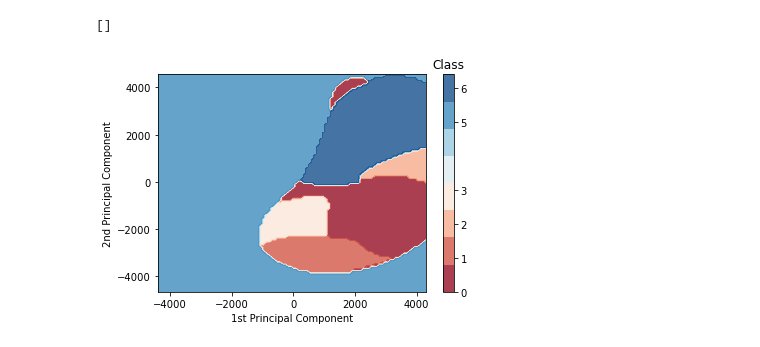
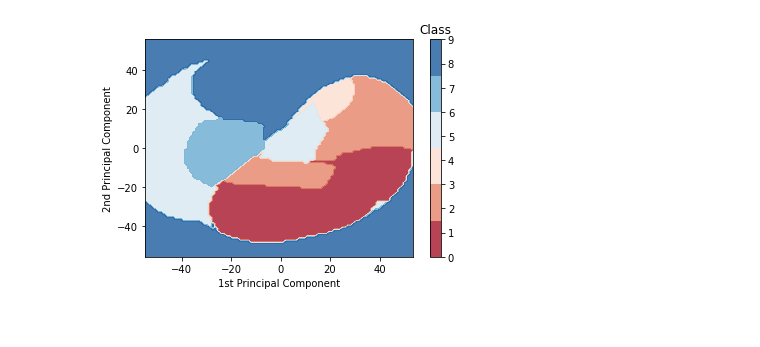
Before and after one commit to lucy-randewich/ML_coursework, a Jupyter notebook: 2-Classifiers.ipynb, the cells around one changed output. Cells and saved outputs as stored; diff of their text form; code cells hidden in the pictures.

Commit message:
pymc test

```diff
--- a/2-Classifiers.ipynb
+++ b/2-Classifiers.ipynb
@@ -156,2 +218,2 @@ Training time: 600.1504299640656s
 # %%
-learning_curves(svm, X_train, y_train)
+learning_curves(svm, X_train_subsample, y_train_subsample)
@@ -158,16 +222,19 @@ learning_curves(svm, X_train, y_train)
 # %%
-# Compare different types of kernel {‘linear’, ‘poly’, ‘rbf’, ‘sigmoid’, ‘precomputed’} default=’rbf’
+# Compare different types of kernel {‘linear’, ‘poly’, ‘rbf’, ‘sigmoid’} default=’rbf’
 
 kernels = ["linear", "poly", "rbf", "sigmoid"]
 train_accuracies = []
 test_accuracies = []
 for kernel in kernels:
-    svm = SVC(kernel=kernel, max_iter=1000)
-    svm.fit(scaled_x_train, y_train)
-    train_acc = accuracy_score(y_train, svm.predict(X_train))
-    test_acc = accuracy_score(y_test, svm.predict(X_test))
+    svm = SVC(kernel=kernel)
+    svm.fit(X_train_subsample, y_train_subsample)
+    train_acc = accuracy_score(y_train_subsample, svm.predict(X_train_subsample))
+    test_acc = accuracy_score(y_test_subsample, svm.predict(X_test_subsample))
     print("Training accuracy for", kernel, ":", train_acc)
     print("Test accuracy for", kernel, ":", test_acc)
     train_accuracies.append(train_acc)
     test_accuracies.append(test_acc)
+
+print(train_accuracies)
+print(test_accuracies)
 # %% [output]
@@ -216,0 +295,27 @@ plt.legend()
+# %%
+# Compare different values of C (regularisation)
+
+Cs = [0.00001,0.0001,0.001,0.01, 0.1, 1, 10]
+train_accuracies = []
+test_accuracies = []
+for c in Cs:
+    svm = SVC(C=c)
+    svm.fit(X_train_subsample, y_train_subsample)
+    train_acc = accuracy_score(y_train_subsample, svm.predict(X_train_subsample))
+    test_acc = accuracy_score(y_test_subsample, svm.predict(X_test_subsample))
+    print("Training accuracy for C =", c, ":", train_acc)
+    print("Test accuracy for C =", c, ":", test_acc)
+    train_accuracies.append(train_acc)
+    test_accuracies.append(test_acc)
+
+print(train_accuracies)
+print(test_accuracies)
+
+x = range(len(Cs))
+plt.plot(x, train_accuracies, label='Train')
+plt.plot(x, test_accuracies, label='Test')
+
+plt.xticks(x, Cs)
+plt.xlabel('regularisation')
+plt.ylabel('accuracy')
+plt.legend()
@@ -217,31 +341,30 @@ plt.legend()
 # %%
 # Plot decision boundaries
 
 pca = PCA(n_components=2)
-Z = pca.fit_transform(X_train)
+Z = pca.fit_transform(X_train_subsample)
 V = pca.components_
 Z_x = Z[0]
 Z_y = Z[1]
 std_x = np.std(Z_x)
 std_y = np.std(Z_y)
 x_min, x_max = -5*std_x, 5*std_x
 y_min, y_max = -5*std_y, 5*std_y
 x_step = std_x/10
 y_step = std_y/10
 xx, yy = np.meshgrid(np.arange(x_min, x_max, x_step), np.arange(y_min, y_max, y_step))
 z = np.c_[xx.ravel(), yy.ravel()]
 x = np.dot(z,V)
 predictions = svm.predict(x)
 predictions = predictions.reshape(xx.shape)
 
 cm_bright = ListedColormap(['#FF0000', '#0000FF'])
 
 contour = plt.contourf(xx, yy, predictions, cmap=plt.cm.RdBu, alpha=0.8)
 clb = plt.colorbar(contour, boundaries=list(np.unique(predictions)), ticks=list(np.unique(predictions)),spacing='proportional')
 clb.ax.set_title('Class')
 plt.xlabel('1st Principal Component')
 plt.ylabel('2nd Principal Component')
 plt.show()
 # %% [output]
-[]
-[figure, old version]
+[figure, new version]
```
Also changed, not shown: parts of 19 cells of this notebook, 5 other files.
